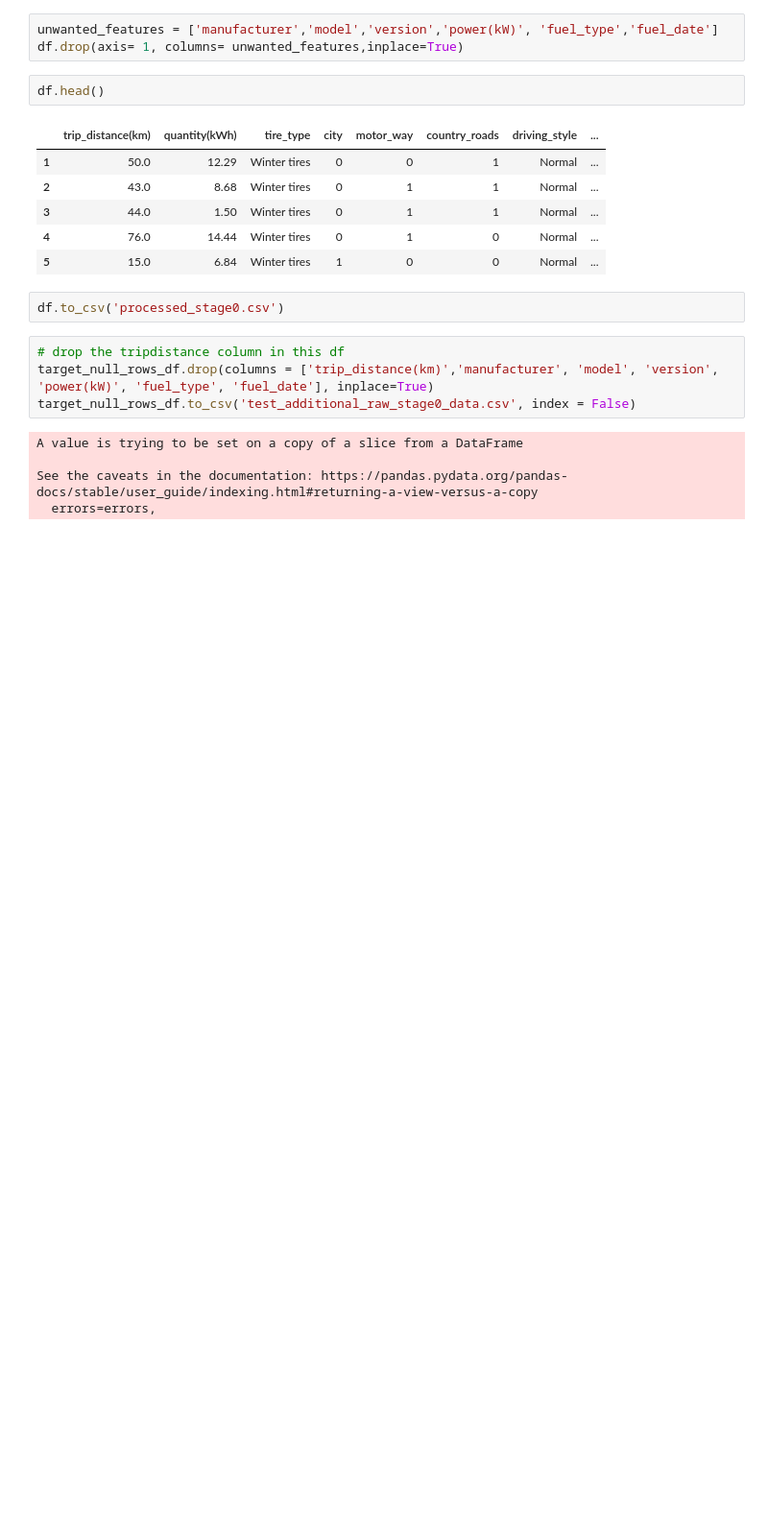
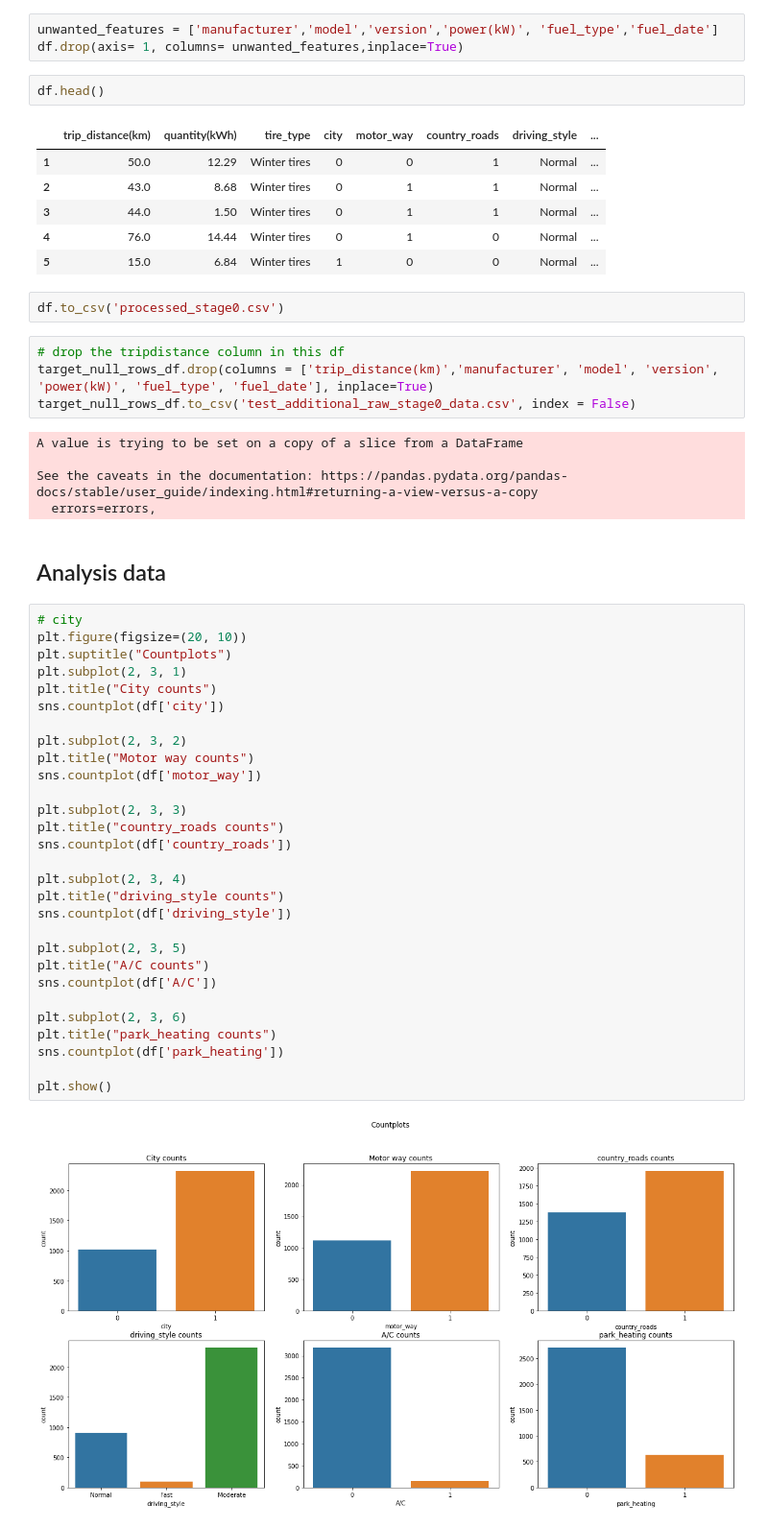
Before and after one commit to elhamng/assignments, a Jupyter notebook: dl/electric_vehicles/Driving_range_prediction/Driving_range_prediction_data_preprocessing.ipynb, the cells around one changed output. Shown at 96% size. Saved outputs shown, nothing was run; the diff lists cells and outputs as text; blank space fills up the shorter version.

Commit message:
ev_data_processing

```diff
--- a/dl/electric_vehicles/Driving_range_prediction/Driving_range_prediction_data_preprocessing.ipynb
+++ b/dl/electric_vehicles/Driving_range_prediction/Driving_range_prediction_data_preprocessing.ipynb
@@ -300,3 +300,36 @@ A value is trying to be set on a copy of a slice from a DataFrame
 
 See the caveats in the documentation: https://pandas.pydata.org/pandas-docs/stable/user_guide/indexing.html#returning-a-view-versus-a-copy
   errors=errors,
+# %% [markdown]
+## Analysis data
+# %%
+# city
+plt.figure(figsize=(20, 10))
+plt.suptitle("Countplots")
+plt.subplot(2, 3, 1)
+plt.title("City counts")
+sns.countplot(df['city'])
+
+plt.subplot(2, 3, 2)
+plt.title("Motor way counts")
+sns.countplot(df['motor_way'])
+
+plt.subplot(2, 3, 3)
+plt.title("country_roads counts")
+sns.countplot(df['country_roads'])
+
+plt.subplot(2, 3, 4)
+plt.title("driving_style counts")
+sns.countplot(df['driving_style'])
+
+plt.subplot(2, 3, 5)
+plt.title("A/C counts")
+sns.countplot(df['A/C'])
+
+plt.subplot(2, 3, 6)
+plt.title("park_heating counts")
+sns.countplot(df['park_heating'])
+
+plt.show()
+# %% [output]
+[figure, added]
```
Also changed, not shown: parts of 41 cells of this notebook, 7 other files.
